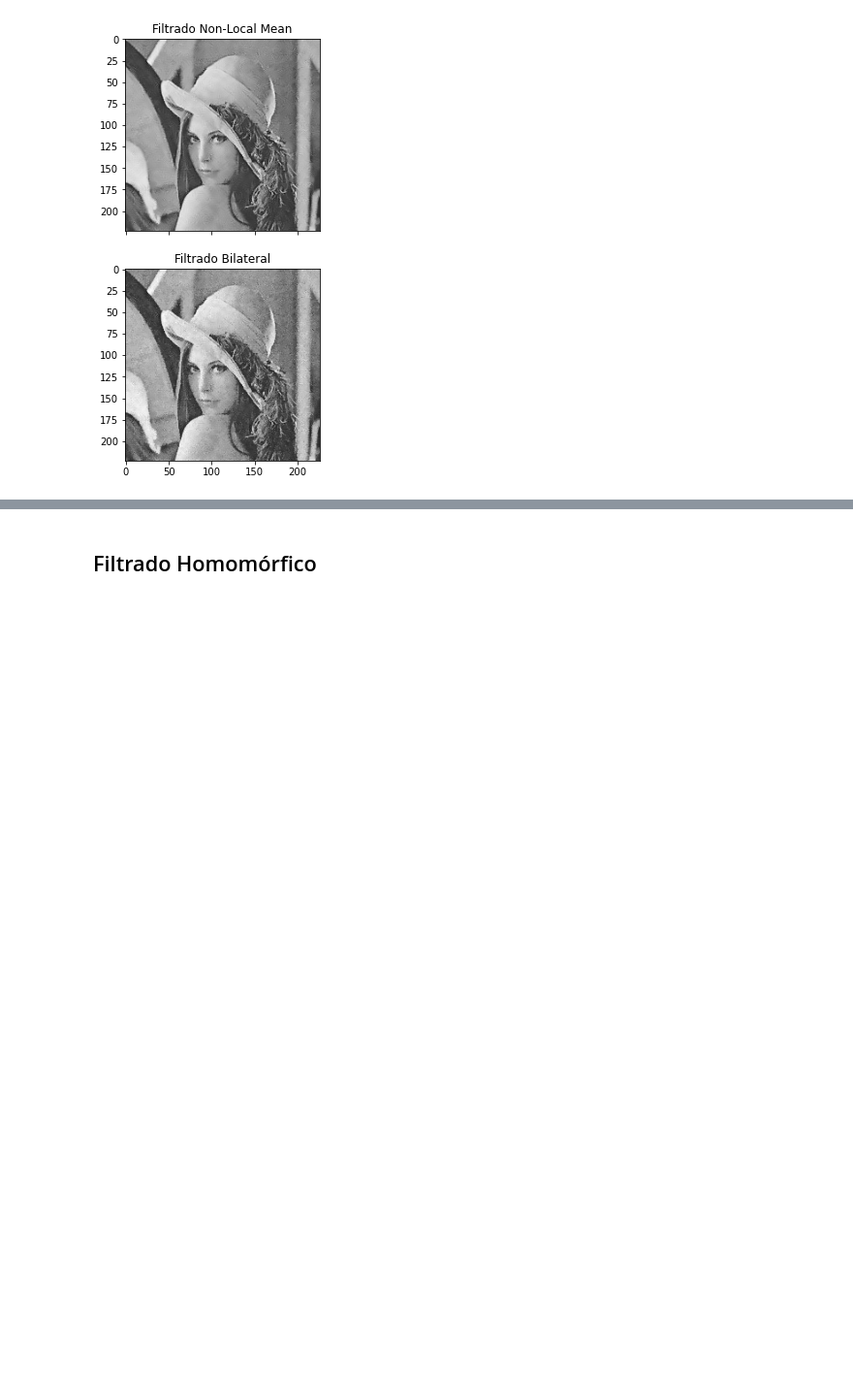
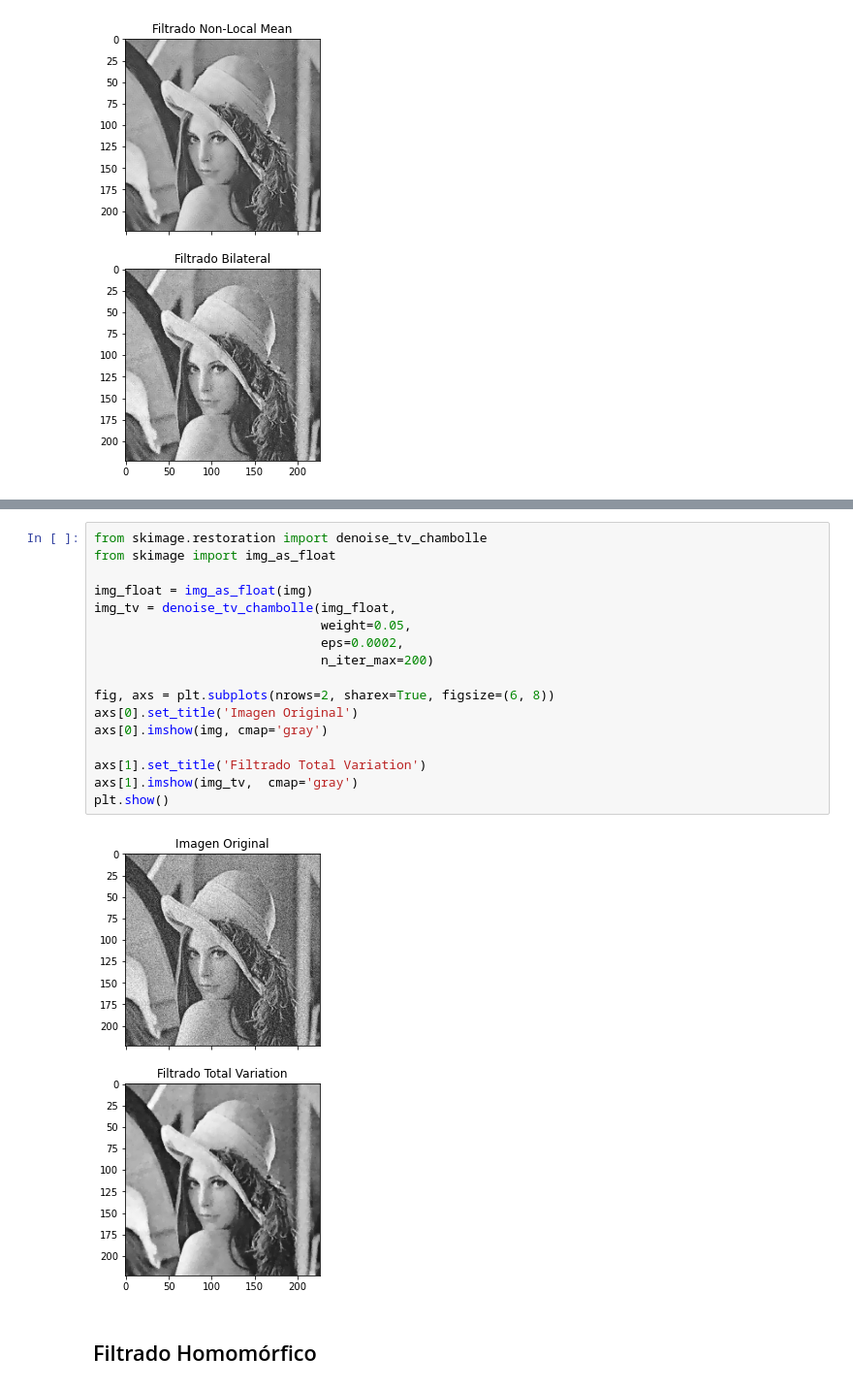
Before and after one commit to slopezRedfox/Filtrado-Ruido-No-Trivial, a Jupyter notebook: Filtrado.ipynb, the cells around one changed output, grey strips where cells are left out. Shown at 97% size. Drawn from its saved outputs; the diff is of its cells as text; blank space fills up the shorter version.

```diff
--- a/Filtrado.ipynb
+++ b/Filtrado.ipynb
@@ -206,2 +233,21 @@ plt.show()
+# %%
+from skimage.restoration import denoise_tv_chambolle
+from skimage import img_as_float
+
+img_float = img_as_float(img)
+img_tv = denoise_tv_chambolle(img_float,
+                              weight=0.05,
+                              eps=0.0002,
+                              n_iter_max=200)
+
+fig, axs = plt.subplots(nrows=2, sharex=True, figsize=(6, 8))
+axs[0].set_title('Imagen Original')
+axs[0].imshow(img, cmap='gray')
+
+axs[1].set_title('Filtrado Total Variation')
+axs[1].imshow(img_tv,  cmap='gray')
+plt.show()
+# %% [output]
+[figure, added]
 # %% [markdown]
 ## Filtrado Homomórfico
```
Also changed, not shown: parts of 11 cells of this notebook, 4 other files.
